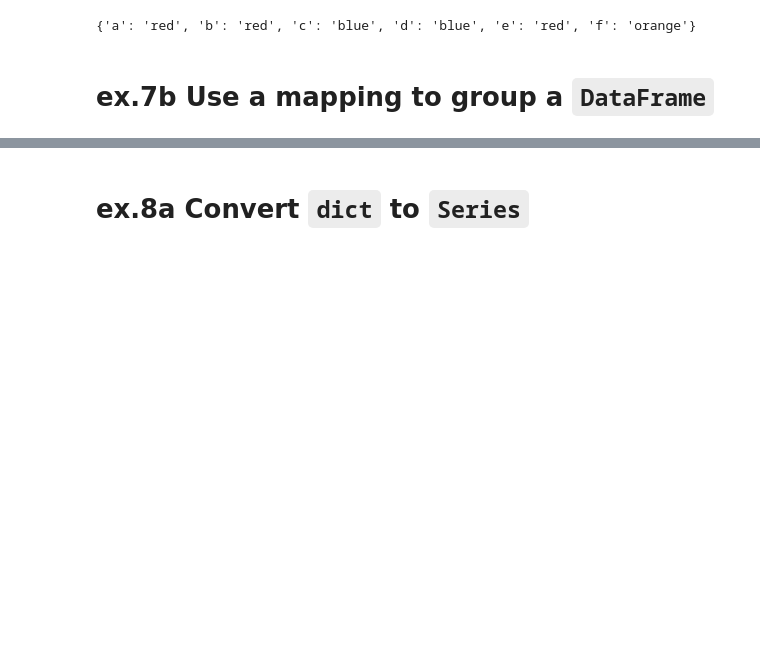
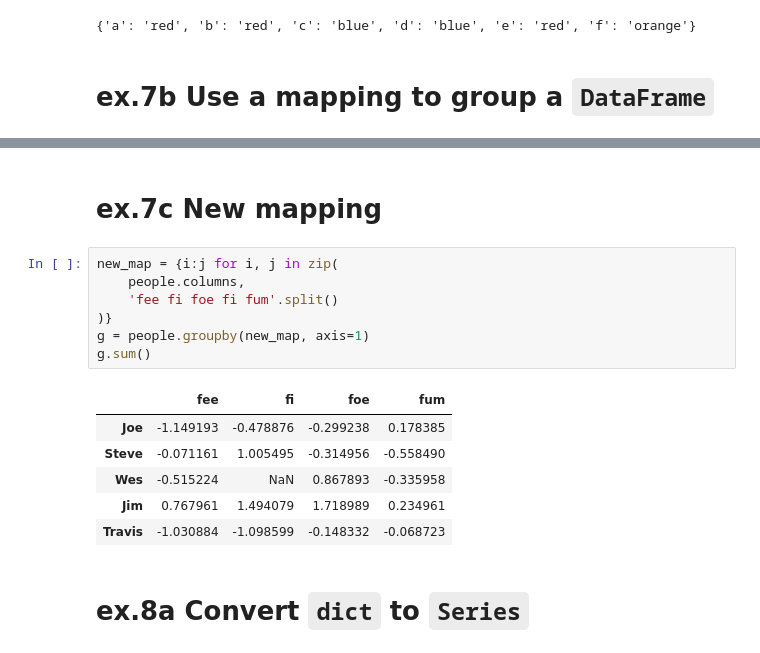
Before and after one commit to mehemken/technique, a Jupyter notebook: basic_pandas/groupby_3.ipynb, the cells around one changed output, grey strips where cells are left out. Cells and saved outputs as stored; diff of their text form; blank space fills up the shorter version.

```diff
--- a/basic_pandas/groupby_3.ipynb
+++ b/basic_pandas/groupby_3.ipynb
@@ -236,3 +236,19 @@ by_col.sum()
+# %% [markdown]
+# ex.7c New mapping
+# %%
+new_map = {i:j for i, j in zip(
+    people.columns,
+    'fee fi foe fi fum'.split()
+)}
+g = people.groupby(new_map, axis=1)
+g.sum()
+# %% [output]
+|  | fee | fi | foe | fum |
+| Joe | -1.149193 | -0.478876 | -0.299238 | 0.178385 |
+| Steve | -0.071161 | 1.005495 | -0.314956 | -0.558490 |
+| Wes | -0.515224 | NaN | 0.867893 | -0.335958 |
+| Jim | 0.767961 | 1.494079 | 1.718989 | 0.234961 |
+| Travis | -1.030884 | -1.098599 | -0.148332 | -0.068723 |
 # %% [markdown]
 # ex.8a Convert `dict` to `Series`
 # %%
```
Also changed, not shown: parts of 24 cells of this notebook, 1 other file.
